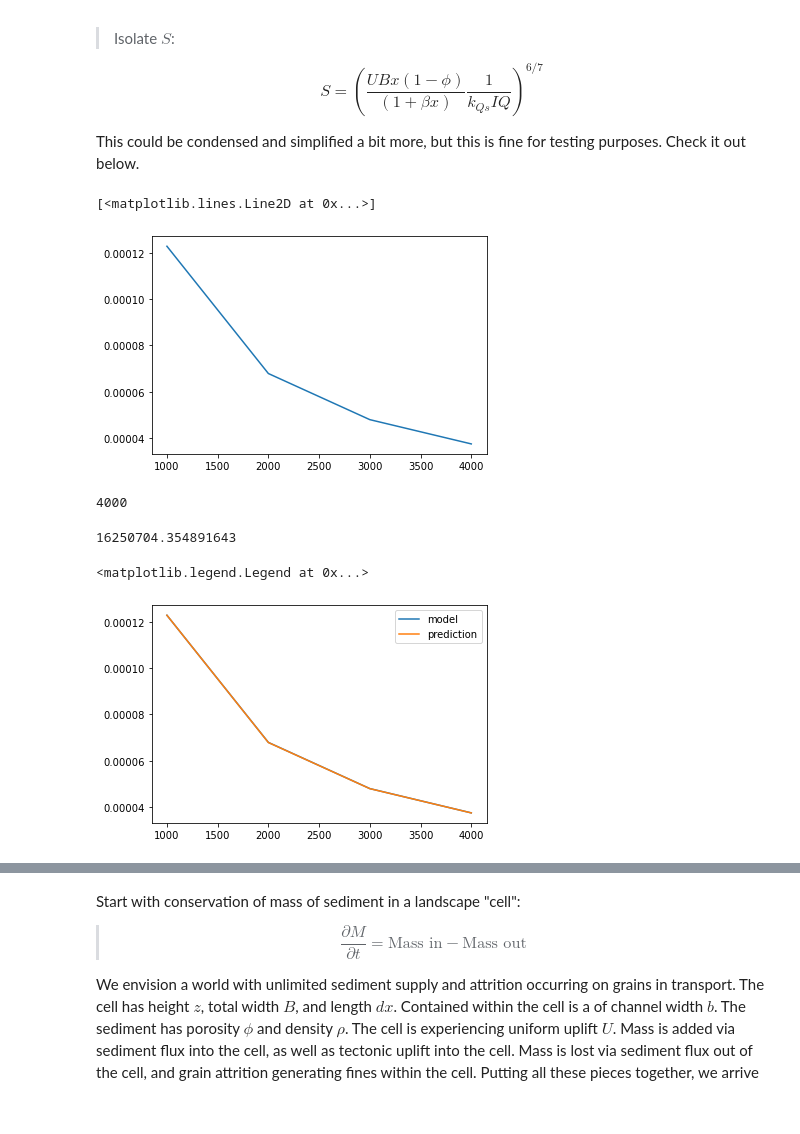
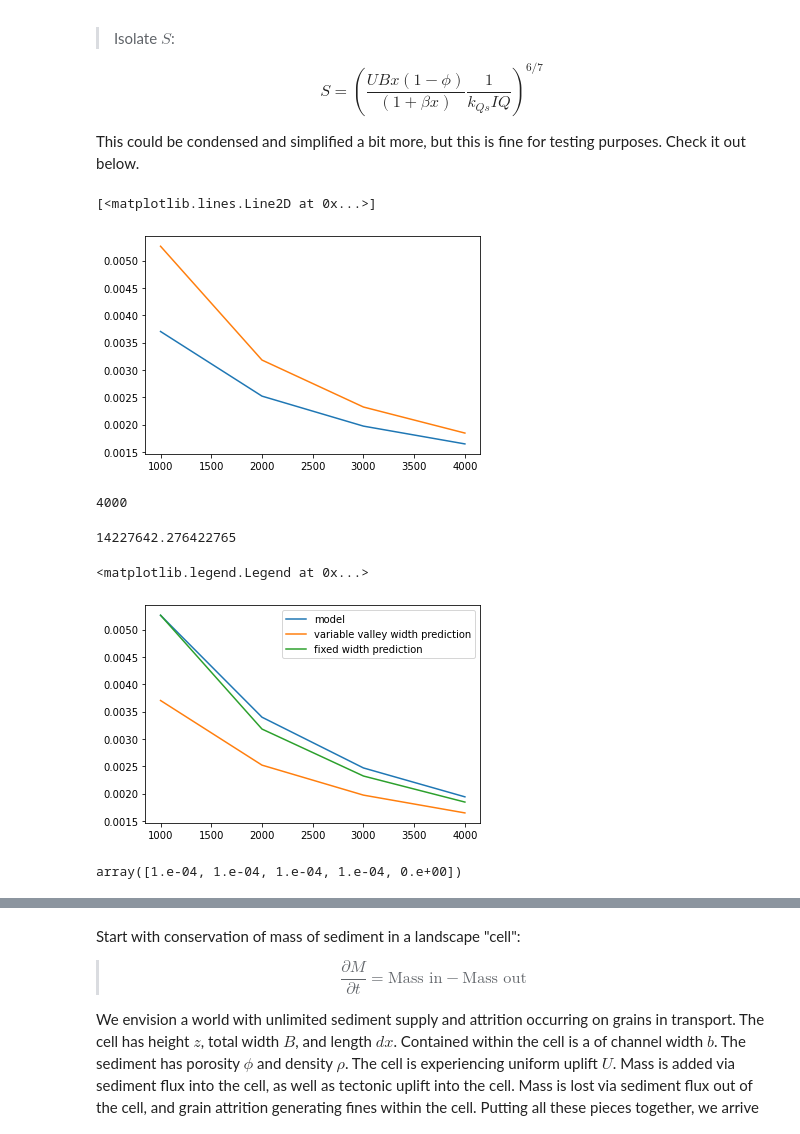
Before and after one commit to vaga3461/High-Plains, a Jupyter notebook: modeling headway SP21/simple case 2 (unltd sed w attrition).ipynb, the cells around one changed output, grey strips where cells are left out. Cells and saved outputs as stored; diff of their text form; code cells hidden in the pictures.

```diff
--- a/modeling headway SP21/simple case 2 (unltd sed w attrition).ipynb
+++ b/modeling headway SP21/simple case 2 (unltd sed w attrition).ipynb
@@ -67,22 +67,25 @@ I = 0.01 # intermittency factor
 r = 10. # runoff rate
 kxb = 25 # valley width coeffecient
 Pxb = 1/5 # valley width exponent
-beta = 0.4
+beta = 0.004
 # Hstar = 0.1 # characteristic sediment thickness
 
 B = kxb * (x**Pxb) # valley width
-Q = B * r * x # total discharge
+B_fixed = 150
+Q = B_fixed * r * x # total discharge
 # %%
 # now solve for predicted steady state slope
 slope_pred = ((U * B[1:] * x[1:] * (1 - phi))/(1 + (beta * x[1:])) * 1/(kqs*I*Q[1:]))**(6/7)
+slope_pred_fixed = ((U * B_fixed * x[1:] * (1 - phi))/(1 + (beta * x[1:])) * 1/(kqs*I*Q[1:]))**(6/7)
 
 # okay, now make a line using that constant slope
 y = -slope_pred * x[1:]
 # %%
 plt.plot(x[1:], slope_pred)
+plt.plot(x[1:], slope_pred_fixed)
 # %% [output]
 [<matplotlib.lines.Line2D at 0x...>]
-[figure, old version]
+[figure, new version]
 # %%
 # great, the prediction looks good
 # concavity increases as beta increases
@@ -119,7 +122,7 @@ def all_sed_attrition(dx, x, z, U, phi, kqs, I, r, kxb, Pxb, beta, B, Q, num_ste
         Qs[1:] = kqs * I * Q[1:] * S**(7./6.)
 
         # calculate erosion
-        E[:-1] = (1/((1-phi)*B[1:])) * (np.diff(Qs)/dx + (beta * Qs[1:]))
+        E[:-1] = (1/((1-phi)*B)) * (np.diff(Qs)/dx + (beta * Qs[1:]))
 
         # calculate change in elevation
         dzdt[:-1] = U - E[:-1]
@@ -136,16 +139,21 @@ def all_sed_attrition(dx, x, z, U, phi, kqs, I, r, kxb, Pxb, beta, B, Q, num_ste
     return (S, Qs, E, dzdt, z, dt, total_dzdt)
 # %%
 # now write a test
-test = [dx, x, z, U, phi, kqs, I, r, kxb, Pxb, beta, B, Q]
+test = [dx, x, z, U, phi, kqs, I, r, kxb, Pxb, beta, B_fixed, Q]
 
 # and run it
 slope, Qs, E, dzdt, model_z, dt, total_dzdt = all_sed_attrition(*test)
 # %% [output]
-16250704.354891643
+14227642.276422765
 # %%
 plt.plot(x[1:], slope, label = 'model')
-plt.plot(x[1:], slope_pred, label = 'prediction')
+plt.plot(x[1:], slope_pred, label = 'variable valley width prediction')
+plt.plot(x[1:], slope_pred_fixed, label = 'fixed width prediction')
 plt.legend()
 # %% [output]
 <matplotlib.legend.Legend at 0x...>
-[figure, old version]
+[figure, new version]
+# %%
+E
+# %% [output]
+array([1.e-04, 1.e-04, 1.e-04, 1.e-04, 0.e+00])
```
Also changed, not shown: parts of 2 cells of this notebook, 1 other file.
